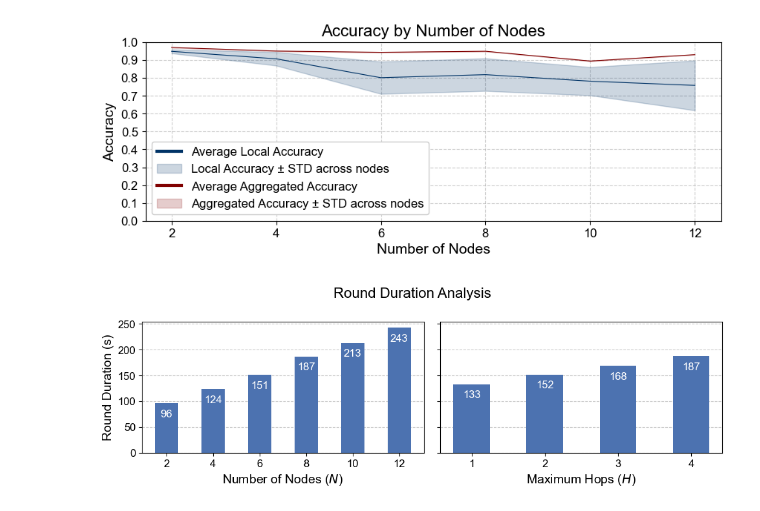
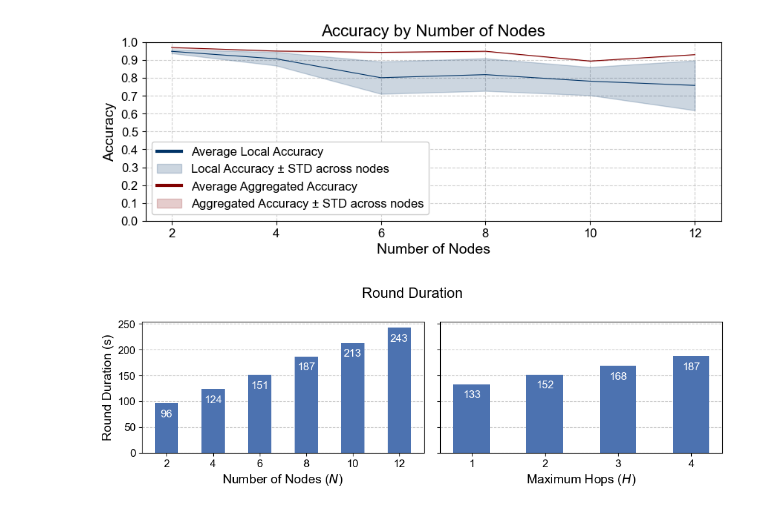
Before and after one commit to Altishofer/DFL_PeerBasedMixing, a Jupyter notebook: experiments/1_general_metrics.ipynb, the cells around one changed output. Drawn from its saved outputs; the diff is of its cells as text; code cells hidden in the pictures.

```diff
--- a/experiments/1_general_metrics.ipynb
+++ b/experiments/1_general_metrics.ipynb
@@ -515,32 +515,32 @@ def get_max_time(df):
     return df.groupby('node')['timestamp'].max().max()
 
 
 def stage_plot(ax, x_axis, x_name, folder, y_name, mode="time", title=None):
     files = get_filenames_in_folder(join(metrics_path, folder))[:len(x_axis)]
     df_files = [filter_time(add_end_column(convert_time(read_file(f)))) for f in files]
     y_axis = [get_total_time(df) for df in df_files]
     x = np.arange(len(x_axis))
 
     bars = ax.bar(x, y_axis, width=0.5, color=bright_blue)
     ax.set_xticks(x)
     ax.set_xticklabels(x_axis, fontsize=12)
     ax.set_xlabel(x_name, fontsize=14)
     ax.set_ylabel(y_name, fontsize=14)
     ax.grid(axis='y', linestyle='--', alpha=0.7)
     for bar, value in zip(bars, y_axis):
         ax.text(bar.get_x() + bar.get_width() / 2, bar.get_height() - 30, round(value),
                 ha='center', va='bottom', fontsize=12, color='white')
     if title:
         ax.set_title(title, fontsize=16)
 
 fig, axs = plt.subplots(1, 2, figsize=(10, 3.125), sharey=True)
 stage_plot(axs[0], nr_nodes, "Number of Nodes ($N$)", "nr_nodes", "Round Duration (s)", mode="time")
 stage_plot(axs[1], nr_hops[:4], "Maximum Hops ($H$)", "max_hops", "Round Duration (s)", mode="time")
-fig.suptitle("Round Duration Analysis", fontsize=16, y=1.02)
+fig.suptitle("Round Duration", fontsize=16, y=1.02)
 axs[1].set_ylabel("")
 fig.tight_layout(rect=[0, 0.03, 1, 0.95])
 fig.subplots_adjust(top=0.85, bottom=0.2)
 fig.savefig(join(figure_path, "time_per_stage_grid.pdf"), dpi=300, bbox_inches='tight')
 plt.show()
 # %% [output]
-[figure, old version]
+[figure, new version]
```
Also changed, not shown: parts of 2 cells of this notebook, 19 other files.
